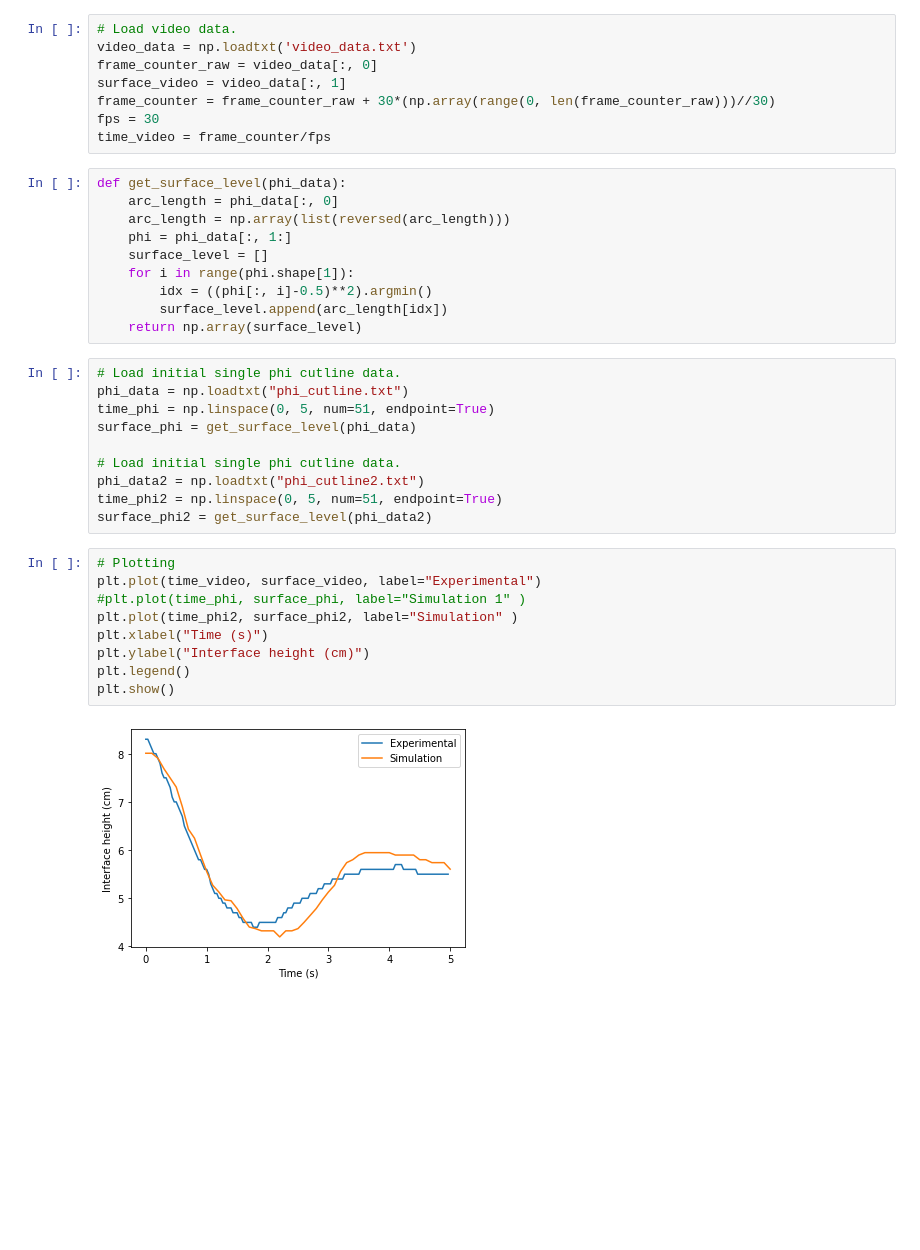
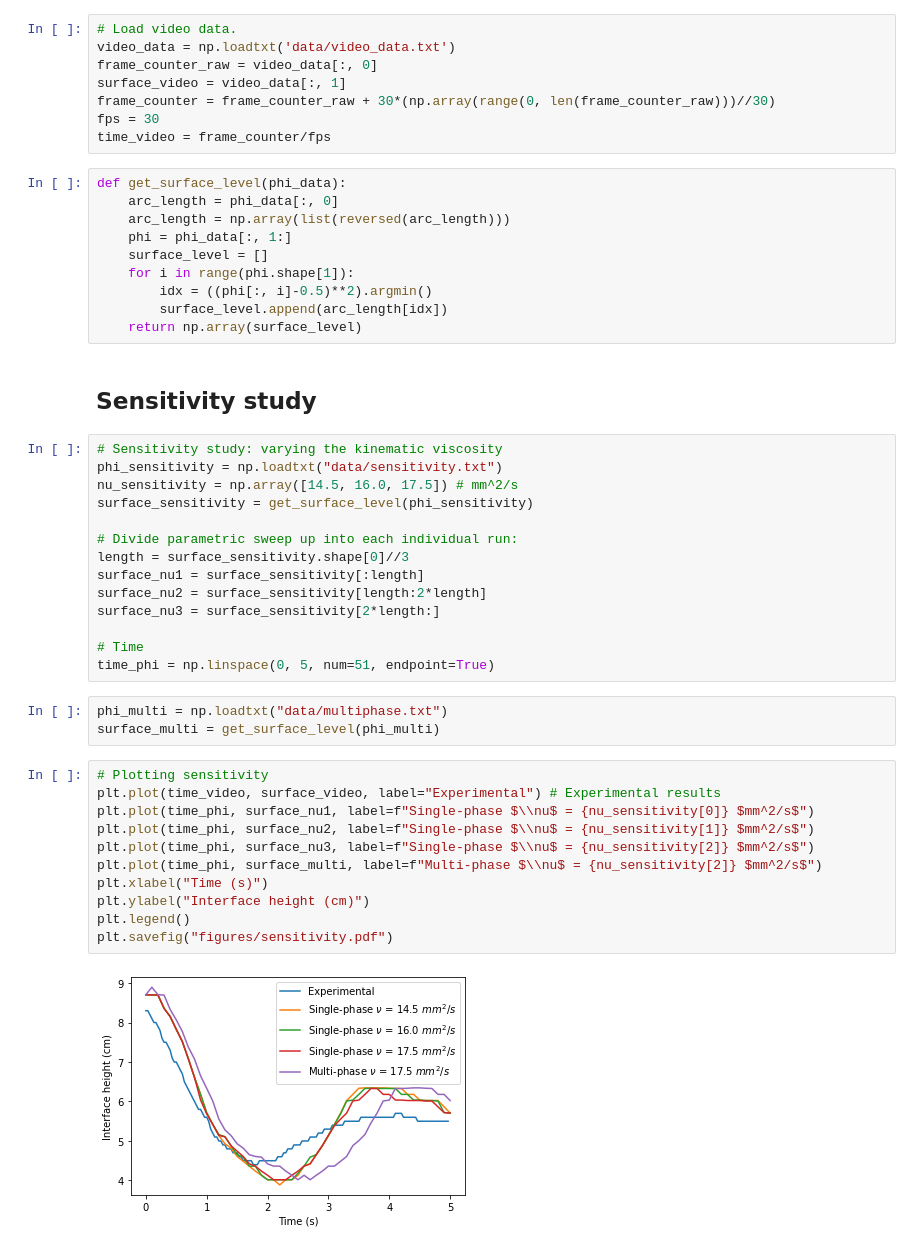
Before and after one commit to eliaserland/cfd, a Jupyter notebook: lab1/analysis.ipynb, the cells around one changed output. Cells and saved outputs as stored; diff of their text form; blank space fills up the shorter version.

```diff
--- a/lab1/analysis.ipynb
+++ b/lab1/analysis.ipynb
@@ -4,6 +7,6 @@ import matplotlib.pyplot as plt
 # %%
 # Load video data.
-video_data = np.loadtxt('video_data.txt')
+video_data = np.loadtxt('data/video_data.txt')
 frame_counter_raw = video_data[:, 0]
 surface_video = video_data[:, 1]
 frame_counter = frame_counter_raw + 30*(np.array(range(0, len(frame_counter_raw)))//30)
@@ -19,24 +22,35 @@ def get_surface_level(phi_data):
         idx = ((phi[:, i]-0.5)**2).argmin()
         surface_level.append(arc_length[idx])
     return np.array(surface_level)
-# %%
-# Load initial single phi cutline data.
-phi_data = np.loadtxt("phi_cutline.txt")
-time_phi = np.linspace(0, 5, num=51, endpoint=True)
-surface_phi = get_surface_level(phi_data)
-
-# Load initial single phi cutline data.
-phi_data2 = np.loadtxt("phi_cutline2.txt")
-time_phi2 = np.linspace(0, 5, num=51, endpoint=True)
-surface_phi2 = get_surface_level(phi_data2)
+# %% [markdown]
+## Sensitivity study
+# %%
+# Sensitivity study: varying the kinematic viscosity
+phi_sensitivity = np.loadtxt("data/sensitivity.txt")
+nu_sensitivity = np.array([14.5, 16.0, 17.5]) # mm^2/s
+surface_sensitivity = get_surface_level(phi_sensitivity)
+
+# Divide parametric sweep up into each individual run:
+length = surface_sensitivity.shape[0]//3
+surface_nu1 = surface_sensitivity[:length]
+surface_nu2 = surface_sensitivity[length:2*length]
+surface_nu3 = surface_sensitivity[2*length:]
+
+# Time
+time_phi = np.linspace(0, 5, num=51, endpoint=True)
+# %%
+phi_multi = np.loadtxt("data/multiphase.txt")
+surface_multi = get_surface_level(phi_multi)
 # %%
-# Plotting
-plt.plot(time_video, surface_video, label="Experimental")
-#plt.plot(time_phi, surface_phi, label="Simulation 1" )
-plt.plot(time_phi2, surface_phi2, label="Simulation" )
+# Plotting sensitivity
+plt.plot(time_video, surface_video, label="Experimental") # Experimental results
+plt.plot(time_phi, surface_nu1, label=f"Single-phase $\\nu$ = {nu_sensitivity[0]} $mm^2/s$")
+plt.plot(time_phi, surface_nu2, label=f"Single-phase $\\nu$ = {nu_sensitivity[1]} $mm^2/s$")
+plt.plot(time_phi, surface_nu3, label=f"Single-phase $\\nu$ = {nu_sensitivity[2]} $mm^2/s$")
+plt.plot(time_phi, surface_multi, label=f"Multi-phase $\\nu$ = {nu_sensitivity[2]} $mm^2/s$")
 plt.xlabel("Time (s)")
 plt.ylabel("Interface height (cm)")
 plt.legend()
-plt.show()
+plt.savefig("figures/sensitivity.pdf")
 # %% [output]
-[figure, old version]
+[figure, new version]
```
Also changed, not shown: parts of 7 cells of this notebook, 33 other files.
